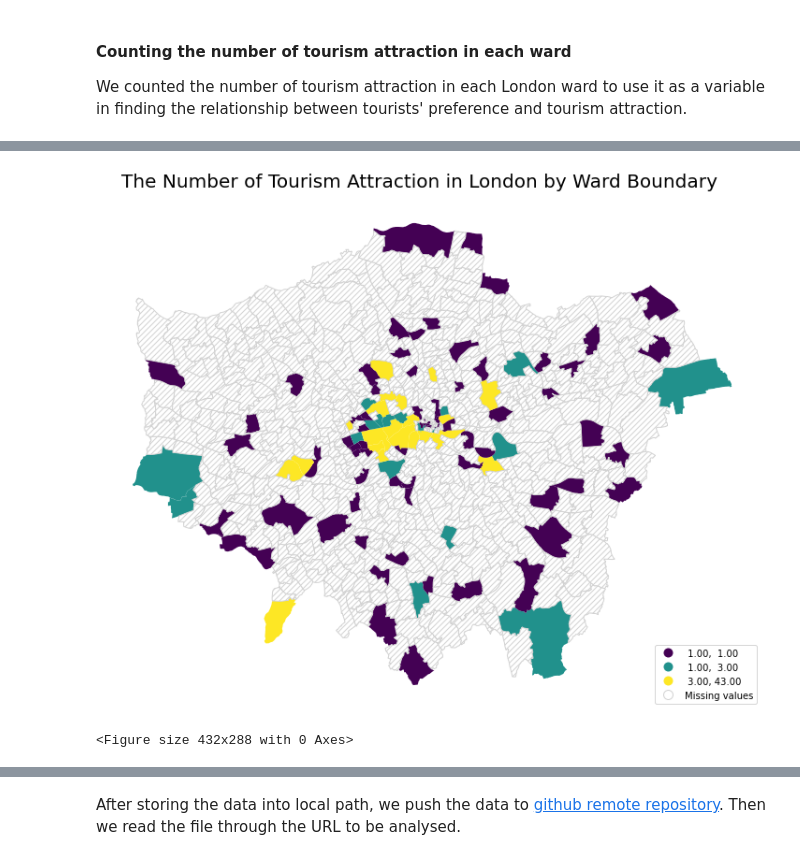
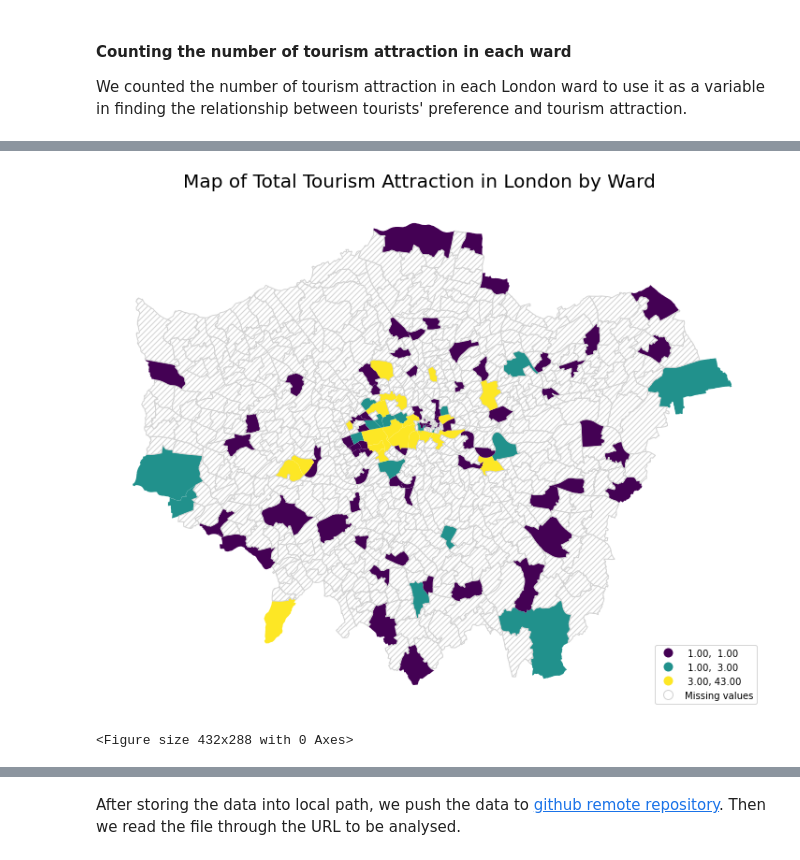
Before and after one commit to JinJiang22/fsds_GroupWork, a Jupyter notebook: independent_var.ipynb, the cells around one changed output, grey strips where cells are left out. Saved outputs shown, nothing was run; the diff lists cells and outputs as text; code cells hidden in the pictures.

```diff
--- a/independent_var.ipynb
+++ b/independent_var.ipynb
@@ -606,40 +565,40 @@ memory usage: 41.2+ KB
 # %%
 # Set up figure and axis
 fig, ax = plt.subplots(1,1, figsize=(15, 10))
-fig.suptitle(f"The Number of Tourism Attraction in London by Ward Boundary", fontsize=20, y=0.92)
+fig.suptitle(f"Map of Total Tourism Attraction in London by Ward", fontsize=20, y=0.92)
 # Plot the equal interval choropleth and add a legend
 tourism_count_ward.plot(
     column='tourism_attraction_total',
     scheme='quantiles',
     ax=ax,
     legend=True,
     legend_kwds={"loc": 4},
     missing_kwds={
     "color": "white",
     "edgecolor": "lightgrey",
     "hatch": "////",
     "label": "Missing values",}
 )
 # Remove the axes
 ax.set_axis_off()
 # Set the title
 #ax.set_title("Quantile Map of Tourism Attraction Counts by London Ward Boundary", fontsize=20, y=0.92)
 # Add london ward basemap
 #londonward.plot(color='grey',
 #                       ax=ax,
 #                       alpha=.2)
 # Draw map
 plt.show()
 
 # Save the image
 path = 'img'
 if not os.path.exists(path):      # And what does *this* do?   #Jin: if the pathway does not exist, then create one.
     print(f"Creating {path} under {os.getcwd()}")
     os.makedirs(path)
 
 plt.savefig(os.path.join(path,'tourism_attraction_ward.png'), dpi=300)
 # %% [output]
-[figure, old version]
+[figure, new version]
 <Figure size 432x288 with 0 Axes>
 # %%
 # Saving the tourism attraction total counts by ward data into local path
```
Also changed, not shown: parts of 35 cells of this notebook, 2 other files.
